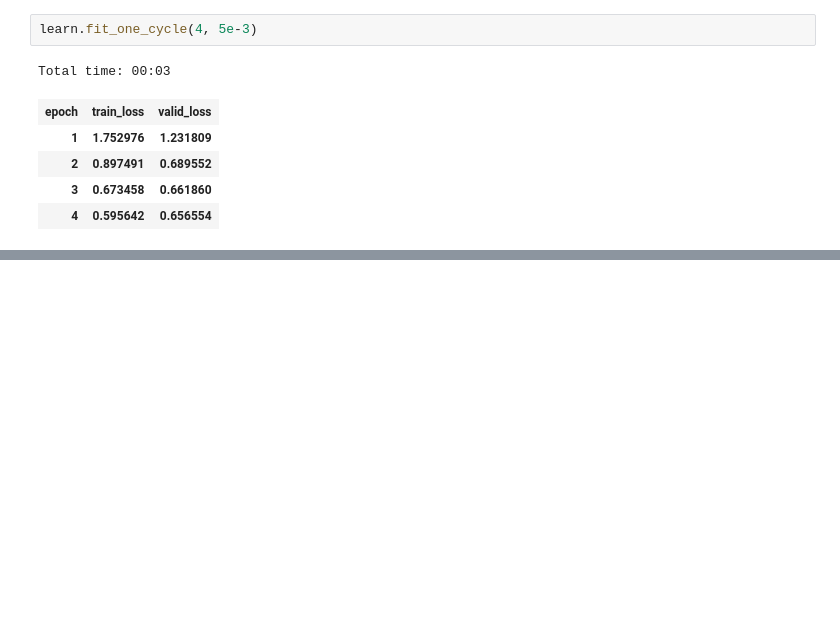
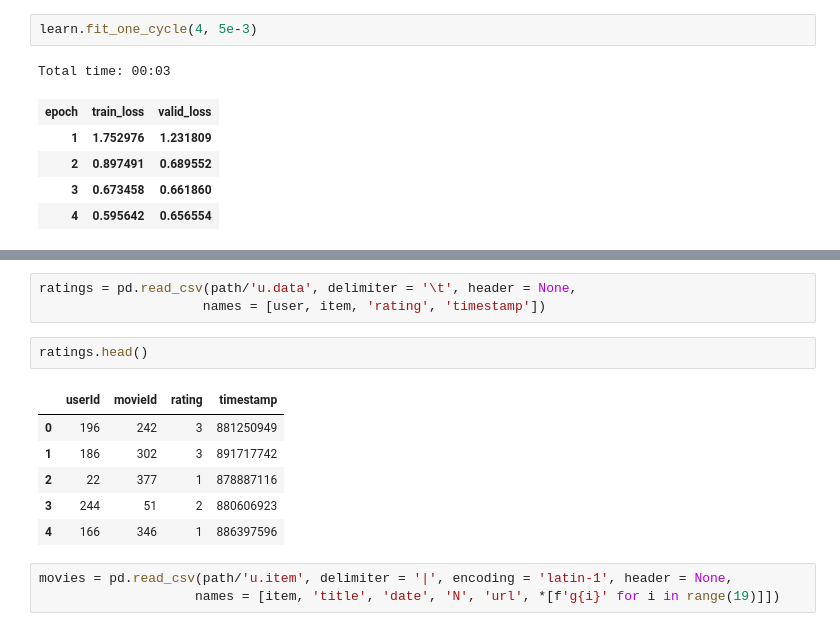
Before and after one commit to thelazyoxymoron/fastai-live-course, a Jupyter notebook: Lesson-4-collab-filtering-experiments.ipynb, the cells around one changed output, grey strips where cells are left out. Cells and saved outputs as stored; diff of their text form; blank space fills up the shorter version.

```diff
--- a/Lesson-4-collab-filtering-experiments.ipynb
+++ b/Lesson-4-collab-filtering-experiments.ipynb
@@ -43,0 +95,15 @@ Total time: 00:03
+# %%
+ratings = pd.read_csv(path/'u.data', delimiter = '\t', header = None,
+                     names = [user, item, 'rating', 'timestamp'])
+# %%
+ratings.head()
+# %% [output]
+|  | userId | movieId | rating | timestamp |
+| 0 | 196 | 242 | 3 | 881250949 |
+| 1 | 186 | 302 | 3 | 891717742 |
+| 2 | 22 | 377 | 1 | 878887116 |
+| 3 | 244 | 51 | 2 | 880606923 |
+| 4 | 166 | 346 | 1 | 886397596 |
+# %%
+movies = pd.read_csv(path/'u.item', delimiter = '|', encoding = 'latin-1', header = None,
+                    names = [item, 'title', 'date', 'N', 'url', *[f'g{i}' for i in range(19)]])
```
Also changed, not shown: parts of 26 cells of this notebook.
